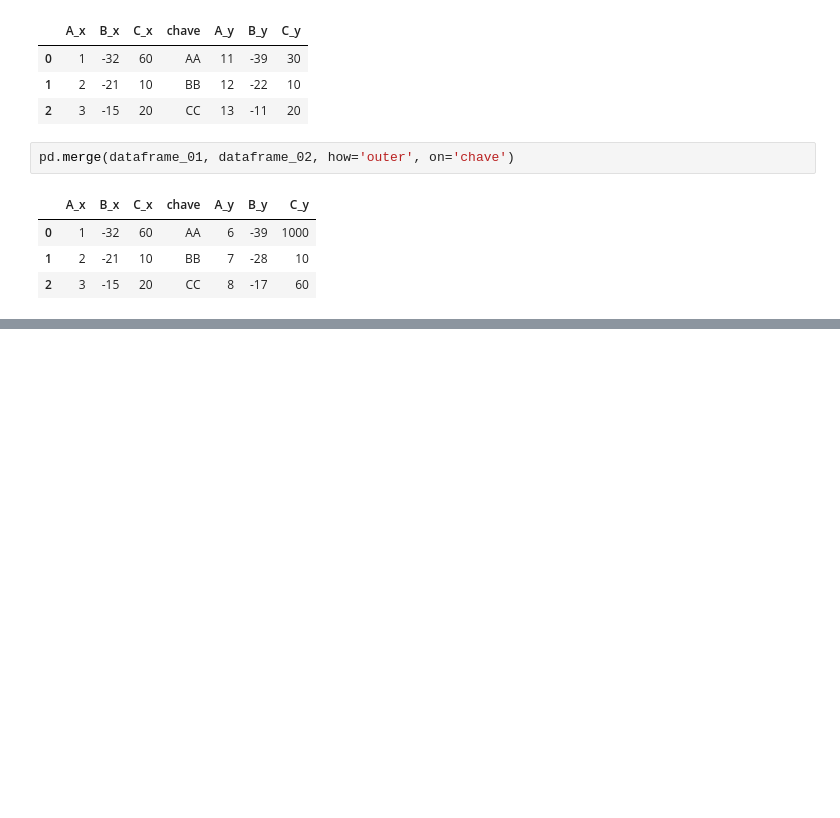
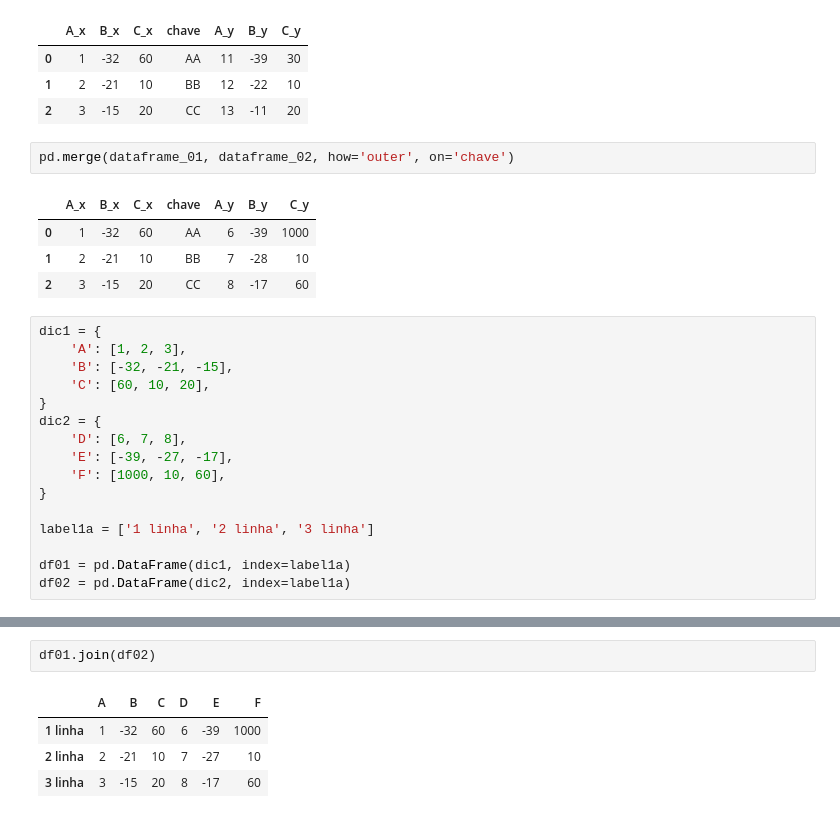
Before and after one commit to Willian-Walace/IABD-25-WILLIAN, a Jupyter notebook: AULA2/codigo.ipynb, the cells around one changed output, grey strips where cells are left out. Saved outputs shown, nothing was run; the diff lists cells and outputs as text; blank space fills up the shorter version.

Commit message:
aula2
join no df

```diff
--- a/AULA2/codigo.ipynb
+++ b/AULA2/codigo.ipynb
@@ -247,3 +247,19 @@ pd.merge(dataframe_01, dataframe_02, how='outer', on='chave')
 | 0 | 1 | -32 | 60 | AA | 6 | -39 | 1000 |
 | 1 | 2 | -21 | 10 | BB | 7 | -28 | 10 |
 | 2 | 3 | -15 | 20 | CC | 8 | -17 | 60 |
+# %%
+dic1 = {
+    'A': [1, 2, 3],
+    'B': [-32, -21, -15],
+    'C': [60, 10, 20],
+}
+dic2 = {
+    'D': [6, 7, 8],
+    'E': [-39, -27, -17],
+    'F': [1000, 10, 60],
+}
+
+label1a = ['1 linha', '2 linha', '3 linha']
+
+df01 = pd.DataFrame(dic1, index=label1a)
+df02 = pd.DataFrame(dic2, index=label1a)
@@ -249,0 +280,7 @@ pd.merge(dataframe_01, dataframe_02, how='outer', on='chave')
+# %%
+df01.join(df02)
+# %% [output]
+|  | A | B | C | D | E | F |
+| 1 linha | 1 | -32 | 60 | 6 | -39 | 1000 |
+| 2 linha | 2 | -21 | 10 | 7 | -27 | 10 |
+| 3 linha | 3 | -15 | 20 | 8 | -17 | 60 |
```
Also changed, not shown: parts of 2 cells of this notebook.
